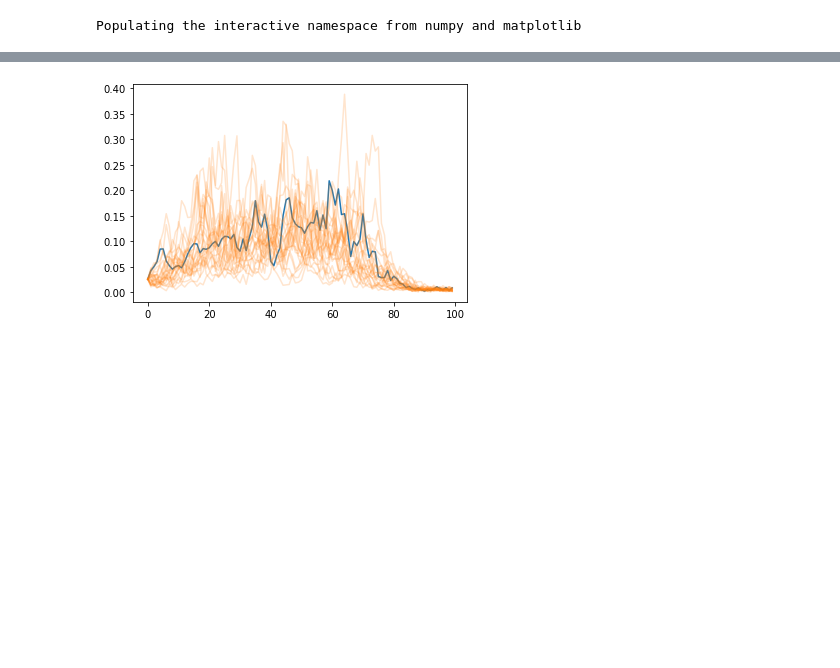
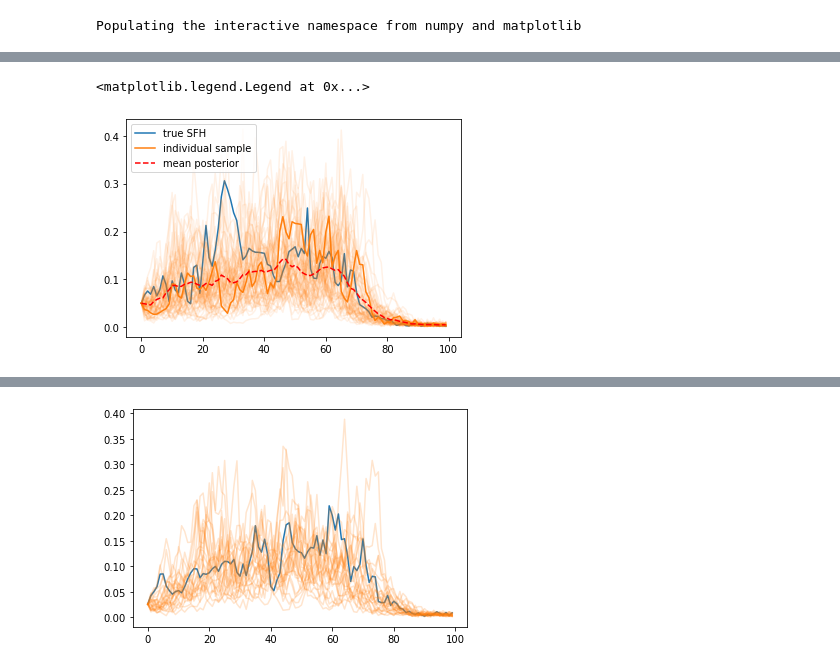
Before and after one commit to EiffL/sfh-inference-hackathon, a Jupyter notebook: notebooks/PixelCNN_experiments_EiffL.ipynb, the cells around one changed output, grey strips where cells are left out. Drawn from its saved outputs; the diff is of its cells as text; code cells hidden in the pictures; blank space fills up the shorter version.

```diff
--- a/notebooks/PixelCNN_experiments_EiffL.ipynb
+++ b/notebooks/PixelCNN_experiments_EiffL.ipynb
@@ -19,3 +15,7 @@ To enable them in other operations, rebuild TensorFlow with the appropriate comp
+# %%
+# Reordering the wavelenghts
+wl = np.loadtxt('/linkhome/rech/gencea01/ugb66ny/tensorflow_datasets/downloads/manual/wl.csv')
+inds = argsort(wl)
 # %%
 """"Keras model implementing PixelCNN."""
 
@@ -264,3 +260,13 @@ sample[:,0,0] = true[0]
 for i in range(99):
     tmp = pixel_cnn((sample, sed)).sample()
     sample[:,i+1,0] = tmp[:,i+1]
+# %%
+plot(true,label='true SFH')
+for i in range(64):
+    plot(sample[i,:,0],color='C1',alpha=0.1)
+plot(sample[1,:,0],color='C1',alpha=1.,label='individual sample')
+plot(sample.mean(axis=0)[:,0],'--',color='red',label='mean posterior')
+legend(loc='upper left')
+# %% [output]
+<matplotlib.legend.Legend at 0x...>
+[figure, added]
```
Also changed, not shown: parts of 12 cells of this notebook.
